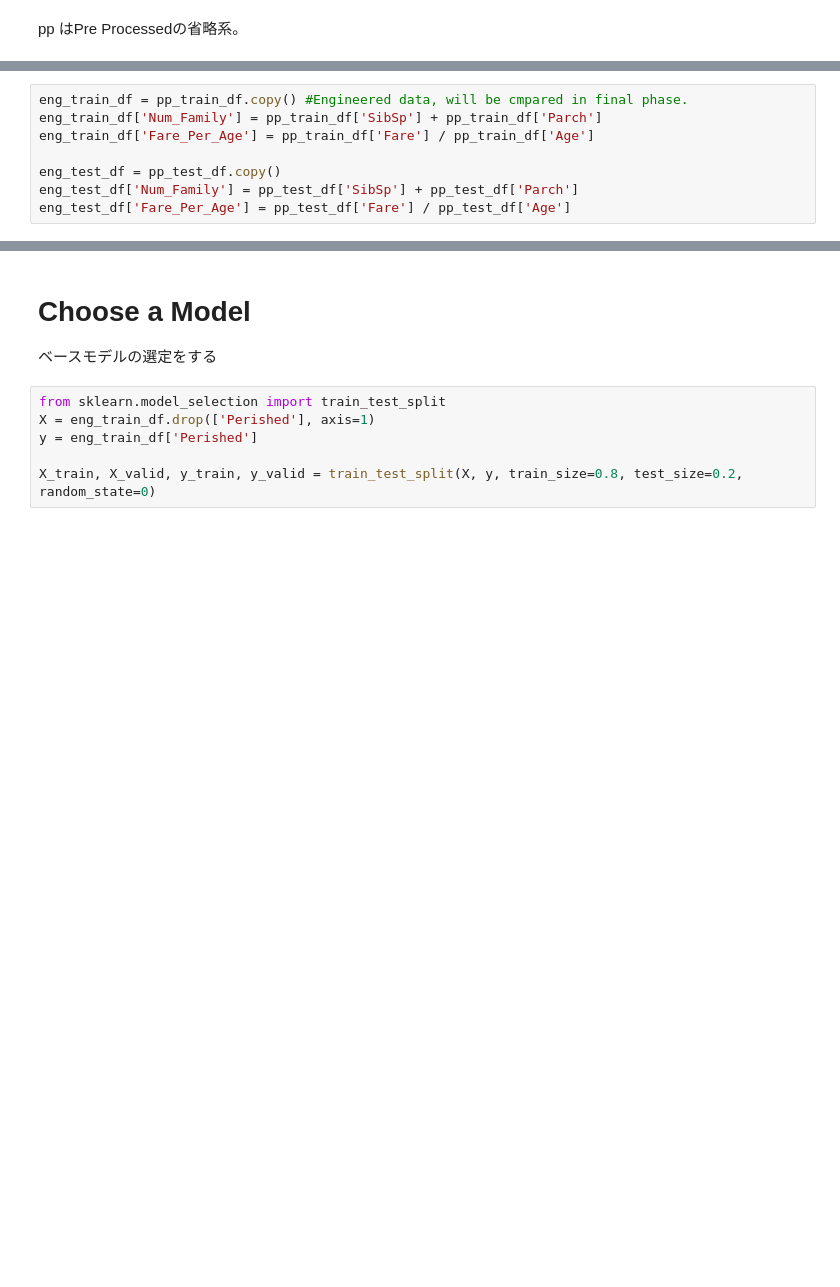
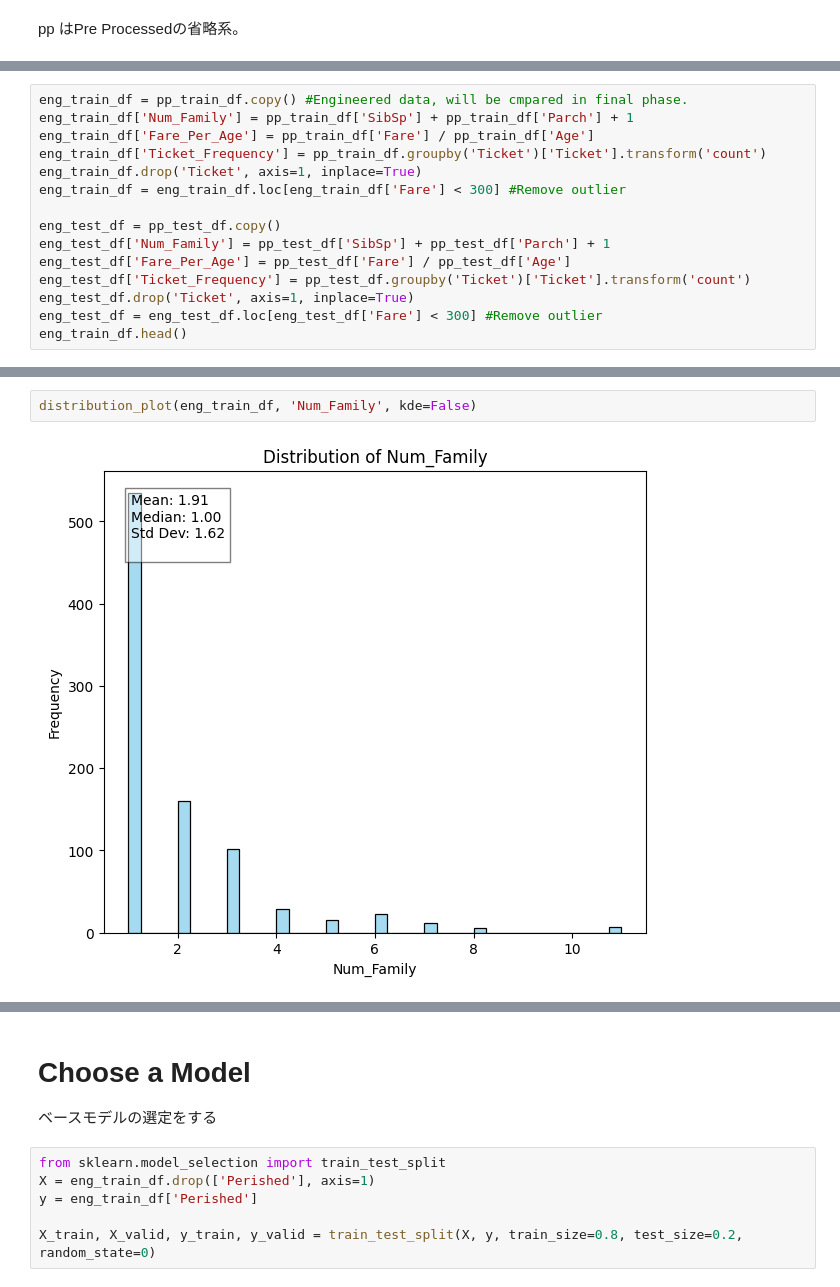
Before and after one commit to Edamame-san/Data-Science-GCI-2024, a Jupyter notebook: Competition 1/GCN Competition 1.ipynb, the cells around one changed output, grey strips where cells are left out. Cells and saved outputs as stored; diff of their text form; blank space fills up the shorter version.

Commit message:
filtered out outlier

```diff
--- a/Competition 1/GCN Competition 1.ipynb
+++ b/Competition 1/GCN Competition 1.ipynb
@@ -555,8 +557,15 @@ pp_train_df.head()
 # %%
 eng_train_df = pp_train_df.copy() #Engineered data, will be cmpared in final phase.
-eng_train_df['Num_Family'] = pp_train_df['SibSp'] + pp_train_df['Parch']
+eng_train_df['Num_Family'] = pp_train_df['SibSp'] + pp_train_df['Parch'] + 1
 eng_train_df['Fare_Per_Age'] = pp_train_df['Fare'] / pp_train_df['Age']
+eng_train_df['Ticket_Frequency'] = pp_train_df.groupby('Ticket')['Ticket'].transform('count')
+eng_train_df.drop('Ticket', axis=1, inplace=True)
+eng_train_df = eng_train_df.loc[eng_train_df['Fare'] < 300] #Remove outlier
 
 eng_test_df = pp_test_df.copy()
-eng_test_df['Num_Family'] = pp_test_df['SibSp'] + pp_test_df['Parch']
+eng_test_df['Num_Family'] = pp_test_df['SibSp'] + pp_test_df['Parch'] + 1
 eng_test_df['Fare_Per_Age'] = pp_test_df['Fare'] / pp_test_df['Age']
+eng_test_df['Ticket_Frequency'] = pp_test_df.groupby('Ticket')['Ticket'].transform('count')
+eng_test_df.drop('Ticket', axis=1, inplace=True)
+eng_test_df = eng_test_df.loc[eng_test_df['Fare'] < 300] #Remove outlier
+eng_train_df.head()
@@ -562,0 +580,4 @@ eng_test_df['Fare_Per_Age'] = pp_test_df['Fare'] / pp_test_df['Age']
+# %%
+distribution_plot(eng_train_df, 'Num_Family', kde=False)
+# %% [output]
+[figure, added]
```
Also changed, not shown: parts of 28 cells of this notebook.
